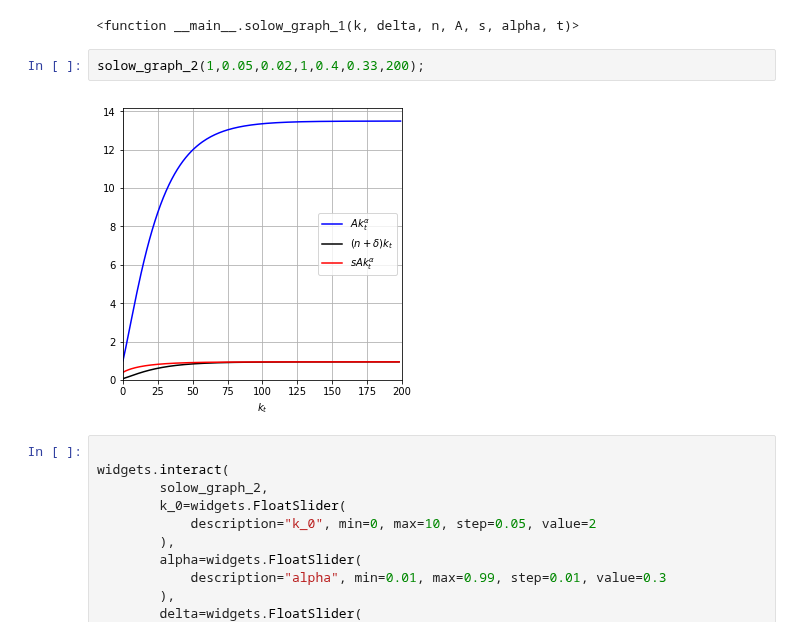
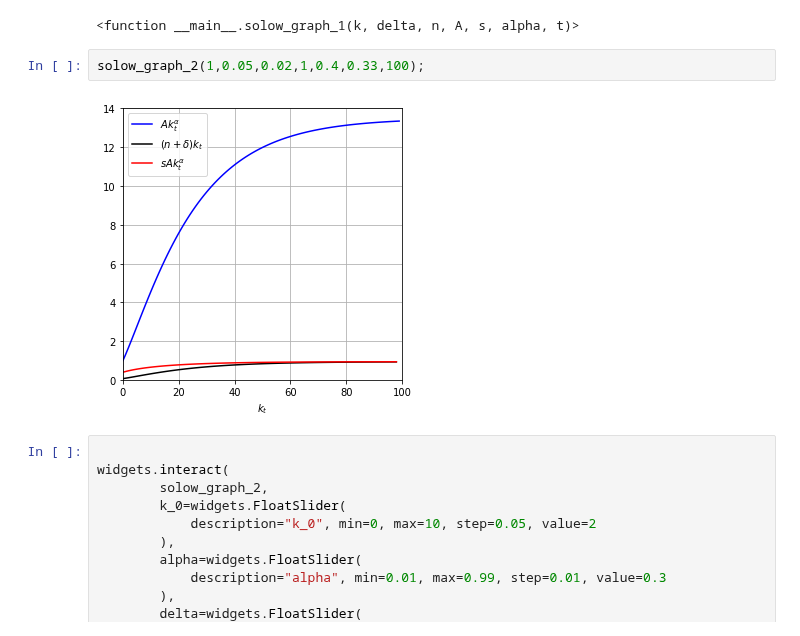
Before and after one commit to NumEconCopenhagen/projects-2020-1001numpyarrays, a Jupyter notebook: modelproject/modelproject.ipynb, the cells around one changed output. Drawn from its saved outputs; the diff is of its cells as text.

```diff
--- a/modelproject/modelproject.ipynb
+++ b/modelproject/modelproject.ipynb
@@ -221,9 +221,9 @@ widgets.interact(solow_graph_1,
 interactive(children=(FloatSlider(value=0.01, description='δ', max=0.1, step=0.01), FloatSlider(value=0.01, de…
 <function __main__.solow_graph_1(k, delta, n, A, s, alpha, t)>
 # %%
-solow_graph_2(1,0.05,0.02,1,0.4,0.33,200);
+solow_graph_2(1,0.05,0.02,1,0.4,0.33,100);
 # %% [output]
-[figure, old version]
+[figure, new version]
 # %%
 
 widgets.interact(
```
Also changed, not shown: parts of 1 cell of this notebook.
